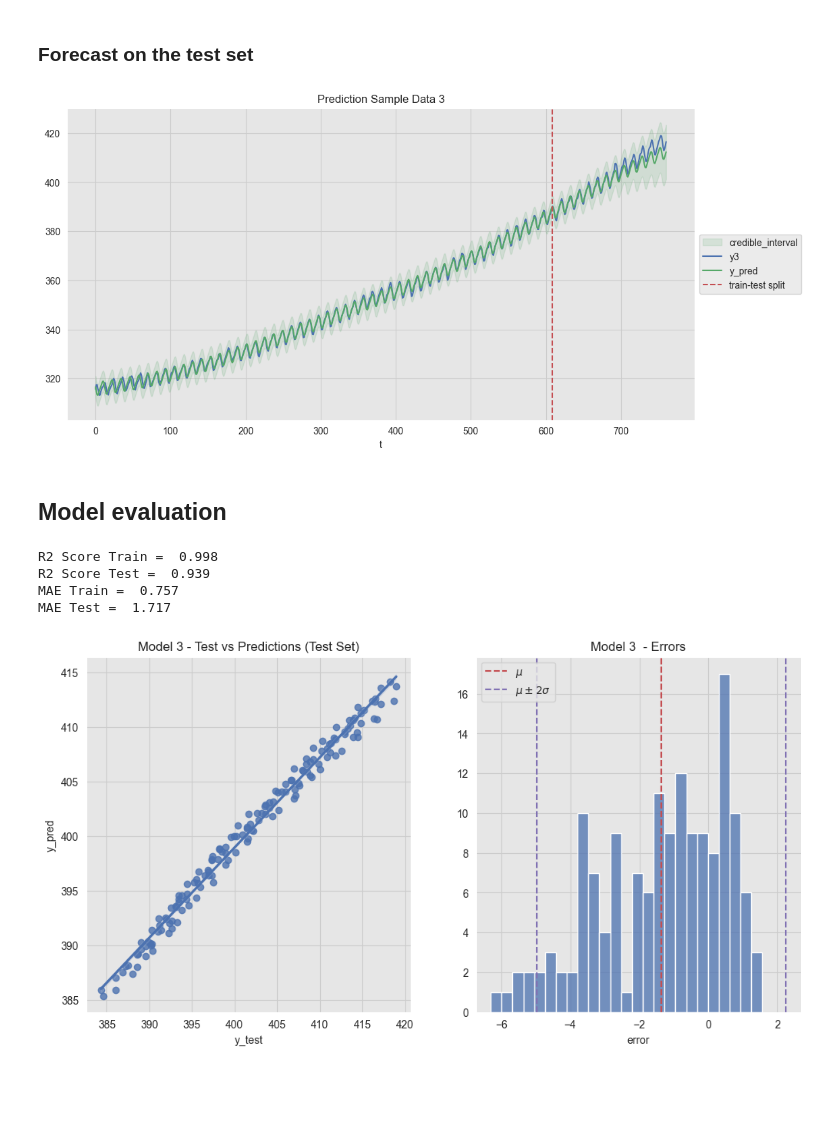
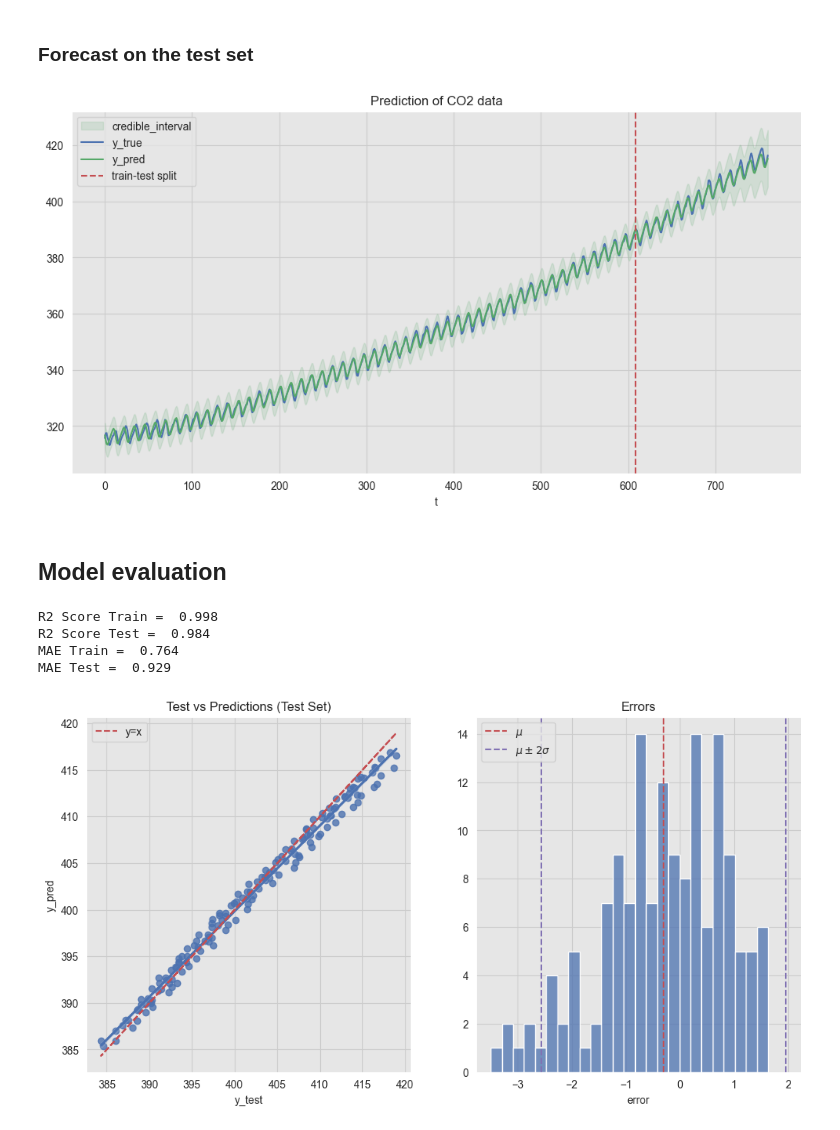
Before and after one commit to Wotaker/MetodyStochastyczne2024, a Jupyter notebook: notebooks/gpr_sklear_optimization.ipynb, the cells around one changed output. Drawn from its saved outputs; the diff is of its cells as text; code cells hidden in the pictures; blank space fills up the shorter version.

Commit message:
Added posterior plotting

```diff
--- a/notebooks/gpr_sklear_optimization.ipynb
+++ b/notebooks/gpr_sklear_optimization.ipynb
@@ -89,23 +91,23 @@ plt.show()
 # %% [markdown]
 ### Define the GP kernel function
 # %%
+# Term responsible for the noise in data
 k0 = WhiteKernel(noise_level=0.3**2, noise_level_bounds=(0.1**2, 0.5**2))
 
-k1 = ConstantKernel(constant_value=2) * \
-  ExpSineSquared(length_scale=1.0, periodicity=40, periodicity_bounds=(35, 45))
+# Term responsible for the nonlinear trend in data
+k1 = ConstantKernel(constant_value=10, constant_value_bounds=(1, 500)) * \
+  RBF(length_scale=500, length_scale_bounds=(1, 1e4))
 
-k2 = ConstantKernel(constant_value=100, constant_value_bounds=(1, 500)) * \
-  RationalQuadratic(length_scale=500, length_scale_bounds=(1, 1e4), alpha= 50.0, alpha_bounds=(1, 1e3))
+# Term responsible for the seasonal component in data
+k2 = ConstantKernel(constant_value=1) * \
+  ExpSineSquared(length_scale=1.0, periodicity=10, periodicity_bounds=(8, 15))
 
-k3 = ConstantKernel(constant_value=1) * \
-  ExpSineSquared(length_scale=1.0, periodicity=12, periodicity_bounds=(10, 15))
-
-kernel_4  = k0 + k1 + k2 + k3
+kernel_4  = k0 + k1 + k2
 # %% [markdown]
 ### Draw samples from the GP prior
 # %%
 # Define GaussianProcessRegressor object.
-gp3 = GaussianProcessRegressor(
+gpr = GaussianProcessRegressor(
     kernel=kernel_4,
     n_restarts_optimizer=10,
     normalize_y=True,
@@ -125,6 +128,6 @@ ax.set(title='GP3 Prior Samples', xlabel='t');
 # %% [markdown]
 ### Fit the GP model
 # %%
-gp3.fit(x_train, y_train)
+gpr.fit(x_train, y_train)
 # %% [output]
 GaussianProcessRegressor(alpha=0.0,
@@ -133,7 +151,7 @@ GaussianProcessRegressor(alpha=0.0,
 # %% [markdown]
 ### Forecast on the test set
 # %%
-y_pred, y_std = gp3.predict(x, return_std=True)
+y_pred, y_std = gpr.predict(x, return_std=True)
 
 df['y_pred'] = y_pred
 df['y_std'] = y_std
@@ -142,52 +160,54 @@ df['y_pred_upr'] = df['y_pred'] + 2*df['y_std']
 # %%
 df['t'] = df.index
 
 fig, ax = plt.subplots()
 
 ax.fill_between(
     x=df['t'],
     y1=df['y_pred_lwr'],
     y2=df['y_pred_upr'],
     color=sns_c[2],
     alpha=0.15,
     label='credible_interval'
 )
 
-sns.lineplot(x='t', y='CO2', data=df, color=sns_c[0], label = 'y3', ax=ax)
+sns.lineplot(x='t', y='CO2', data=df, color=sns_c[0], label = 'y_true', ax=ax)
 sns.lineplot(x='t', y='y_pred', data=df, color=sns_c[2], label='y_pred', ax=ax)
 
 ax.axvline(n_train, color=sns_c[3], linestyle='--', label='train-test split')
-ax.legend(loc='center left', bbox_to_anchor=(1, 0.5))
-ax.set(title='Prediction Sample Data 3', xlabel='t', ylabel='');
+ax.legend()
+ax.set(title='Prediction of CO2 data', xlabel='t', ylabel='');
 # %% [output]
-[figure, old version]
+[figure, new version]
 # %% [markdown]
 ## Model evaluation
 # %%
-print(f'R2 Score Train = {gp3.score(X=x_train, y=y_train): 0.3f}')
-print(f'R2 Score Test = {gp3.score(X=x_test, y=y_test): 0.3f}')
-print(f'MAE Train = {mean_absolute_error(y_true=y_train, y_pred=gp3.predict(x_train)): 0.3f}')
-print(f'MAE Test = {mean_absolute_error(y_true=y_test, y_pred=gp3.predict(x_test)): 0.3f}')
+print(f'R2 Score Train = {gpr.score(X=x_train, y=y_train): 0.3f}')
+print(f'R2 Score Test = {gpr.score(X=x_test, y=y_test): 0.3f}')
+print(f'MAE Train = {mean_absolute_error(y_true=y_train, y_pred=gpr.predict(x_train)): 0.3f}')
+print(f'MAE Test = {mean_absolute_error(y_true=y_test, y_pred=gpr.predict(x_test)): 0.3f}')
 # %% [output]
 R2 Score Train =  0.998
-R2 Score Test =  0.939
-MAE Train =  0.757
-MAE Test =  1.717
+R2 Score Test =  0.984
+MAE Train =  0.764
+MAE Test =  0.929
 # %%
-errors = gp3.predict(x_test) - np.squeeze(y_test)
+errors = gpr.predict(x_test) - np.squeeze(y_test)
 errors = errors.flatten()
 errors_mean = errors.mean()
 errors_std = errors.std()
 
 fig, ax = plt.subplots(1, 2, figsize=(12, 6))
-sns.regplot(x=y_test.flatten(), y=gp3.predict(x_test).flatten(), ax=ax[0])
+sns.regplot(x=y_test.flatten(), y=gpr.predict(x_test).flatten(), ax=ax[0])
+ax[0].plot(y_test.flatten(), y_test.flatten(), color=sns_c[3], linestyle='--', label='y=x')
 sns.histplot(data=errors, ax=ax[1], bins=25)
 ax[1].axvline(x=errors_mean, color=sns_c[3], linestyle='--', label=f'$\mu$')
 ax[1].axvline(x=errors_mean + 2*errors_std, color=sns_c[4], linestyle='--', label=f'$\mu \pm 2\sigma$')
 ax[1].axvline(x=errors_mean - 2*errors_std, color=sns_c[4], linestyle='--')
 ax[1].axvline(x=errors_mean, color=sns_c[3], linestyle='--')
+ax[0].legend()
 ax[1].legend()
-ax[0].set(title='Model 3 - Test vs Predictions (Test Set)', xlabel='y_test', ylabel='y_pred');
-ax[1].set(title='Model 3  - Errors', xlabel='error', ylabel=None);
+ax[0].set(title='Test vs Predictions (Test Set)', xlabel='y_test', ylabel='y_pred');
+ax[1].set(title='Errors', xlabel='error', ylabel=None);
 # %% [output]
-[figure, old version]
+[figure, new version]
```
Also changed, not shown: parts of 5 cells of this notebook.
